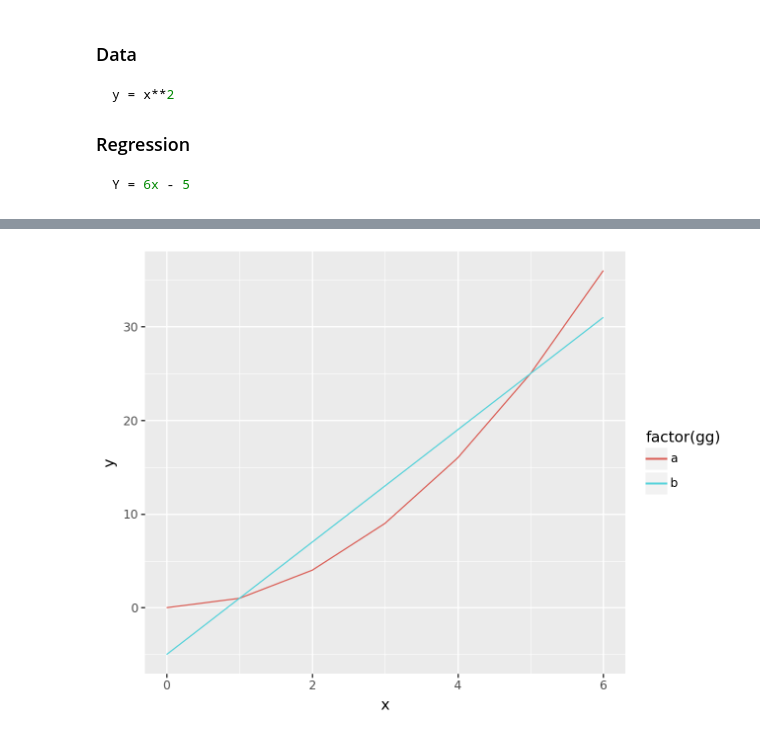
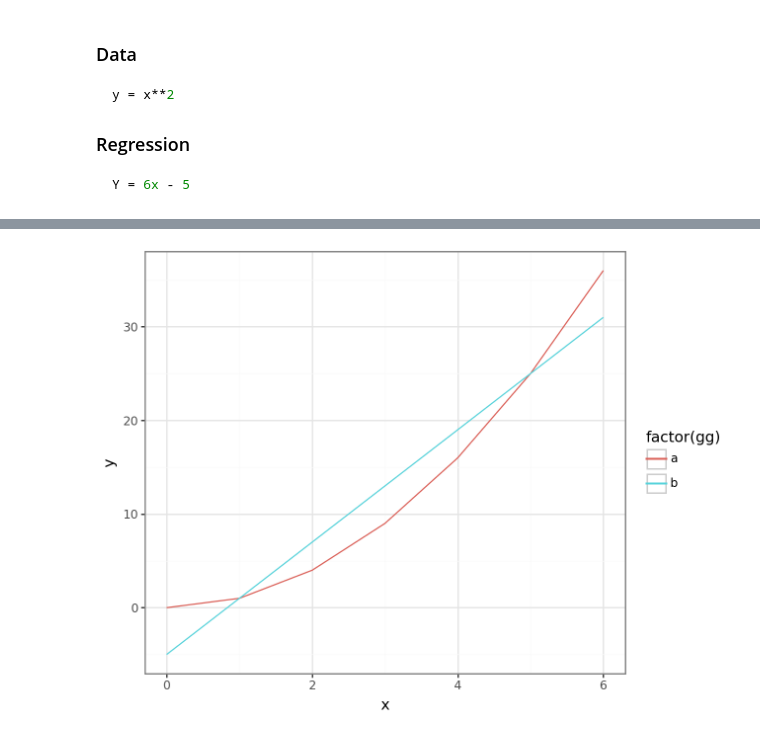
Before and after one commit to h2-ml/Linear-Regression, a Jupyter notebook: Linear_Regression.ipynb, the cells around one changed output, grey strips where cells are left out. Cells and saved outputs as stored; diff of their text form; code cells hidden in the pictures.

```diff
--- a/Linear_Regression.ipynb
+++ b/Linear_Regression.ipynb
@@ -56,10 +56,10 @@ shape: (14, 3)
 │ 6   ┆ 31  ┆ b   │
 └─────┴─────┴─────┘
 # %%
-(p9.ggplot(data=df2,
-           mapping=p9.aes(x='x', y='y', color='factor(gg)')
-          ) +
- p9.geom_line()
+( p9.ggplot(data=df2,
+            mapping=p9.aes(x='x', y='y', color='factor(gg)'))
++ p9.geom_line()
++ p9.theme_bw()
 )
 # %% [output]
-[figure, old version]
+[figure, new version]
```
Also changed, not shown: 1 other file.
